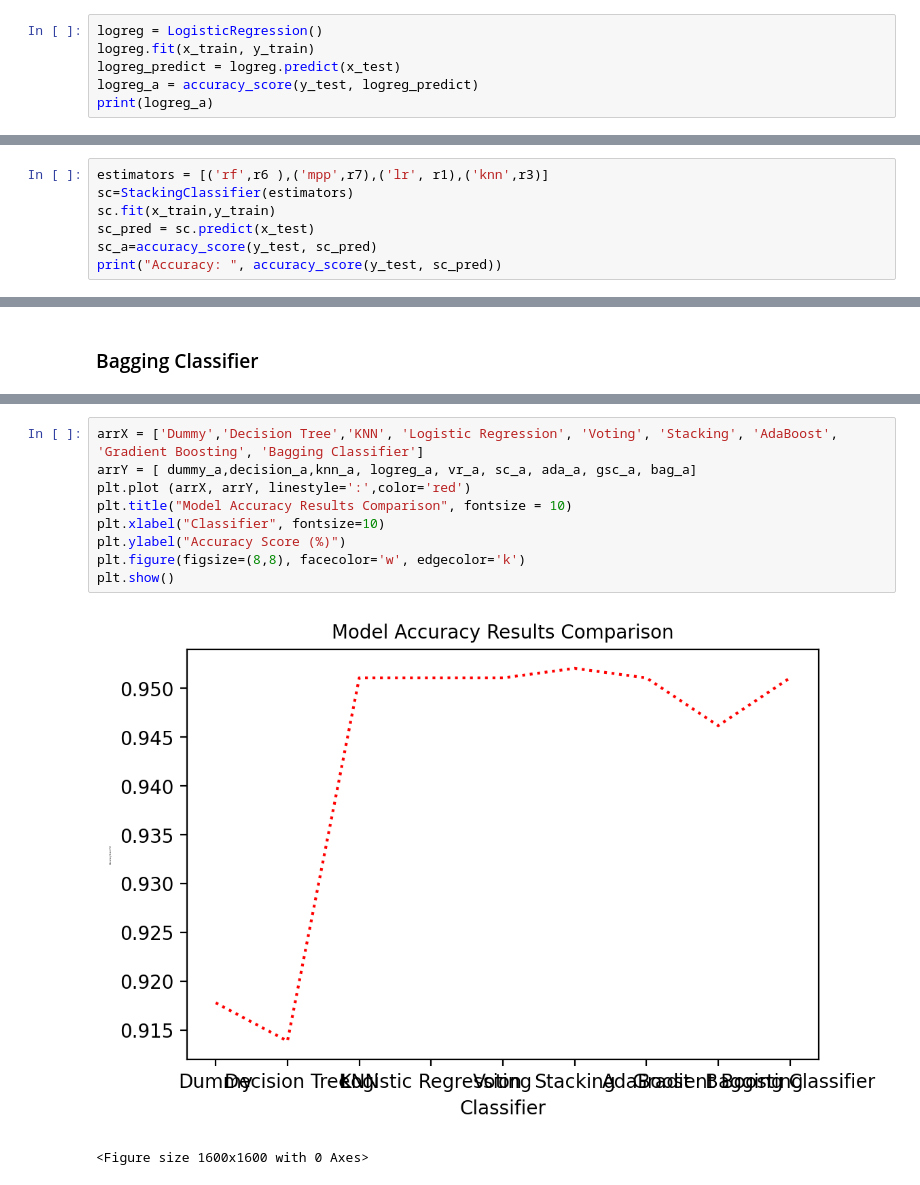
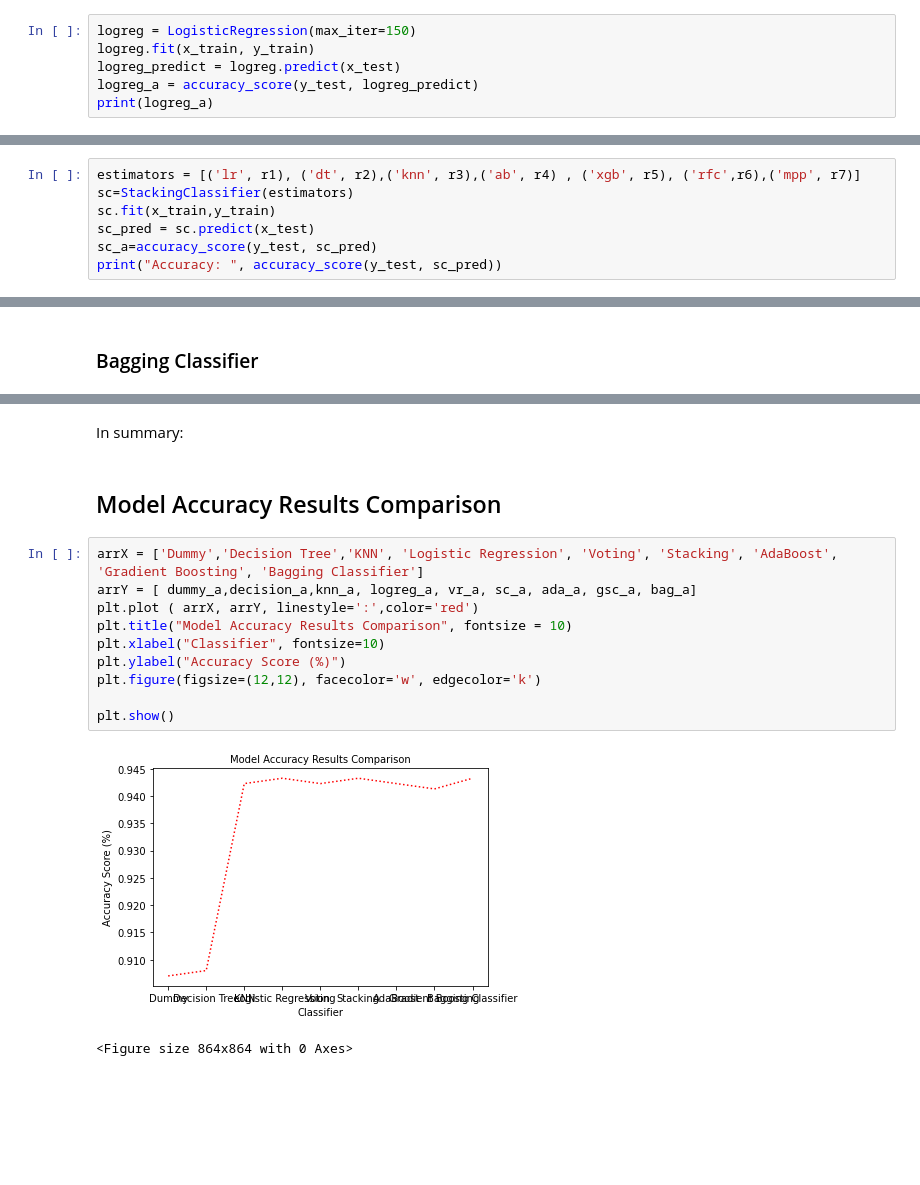
Before and after one commit to Noa-Nussbaum/Avodat-Gmar---Second-semester, a Jupyter notebook: Classification problem.ipynb, the cells around one changed output, grey strips where cells are left out. Drawn from its saved outputs; the diff is of its cells as text; blank space fills up the shorter version.

Commit message:
Made some small adjustments to a model

```diff
--- a/Classification problem.ipynb
+++ b/Classification problem.ipynb
@@ -482,7 +488,7 @@ The score ROC Curve is: 50.0%
 # %% [markdown]
 ### Logistic Regression
 # %%
-logreg = LogisticRegression()
+logreg = LogisticRegression(max_iter=150)
 logreg.fit(x_train, y_train)
 logreg_predict = logreg.predict(x_test)
 logreg_a = accuracy_score(y_test, logreg_predict)
@@ -599,7 +591,7 @@ Accuracy:  0.9510763209393346
 # %% [markdown]
 ### Stacking Classifier
 # %%
-estimators = [('rf',r6 ),('mpp',r7),('lr', r1),('knn',r3)]
+estimators = [('lr', r1), ('dt', r2),('knn', r3),('ab', r4) , ('xgb', r5), ('rfc',r6),('mpp', r7)]
 sc=StackingClassifier(estimators)
 sc.fit(x_train,y_train)
 sc_pred = sc.predict(x_test)
@@ -659,12 +668,17 @@ To summarize:
+# %% [markdown]
+In summary:
+# %% [markdown]
+## Model Accuracy Results Comparison
 # %%
 arrX = ['Dummy','Decision Tree','KNN', 'Logistic Regression', 'Voting', 'Stacking', 'AdaBoost', 'Gradient Boosting', 'Bagging Classifier']
 arrY = [ dummy_a,decision_a,knn_a, logreg_a, vr_a, sc_a, ada_a, gsc_a, bag_a]
-plt.plot (arrX, arrY, linestyle=':',color='red')
+plt.plot ( arrX, arrY, linestyle=':',color='red')
 plt.title("Model Accuracy Results Comparison", fontsize = 10)
 plt.xlabel("Classifier", fontsize=10)
 plt.ylabel("Accuracy Score (%)")
-plt.figure(figsize=(8,8), facecolor='w', edgecolor='k')
+plt.figure(figsize=(12,12), facecolor='w', edgecolor='k')
+
 plt.show()
 # %% [output]
-[figure, old version]
+[figure, new version]
-<Figure size 1600x1600 with 0 Axes>
+<Figure size 864x864 with 0 Axes>
```
Also changed, not shown: parts of 46 cells of this notebook.
